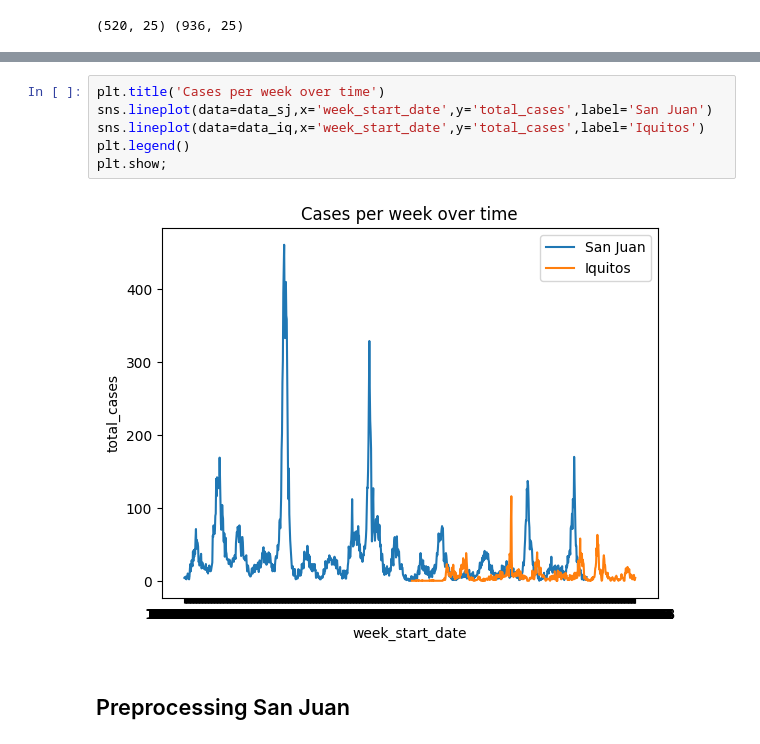
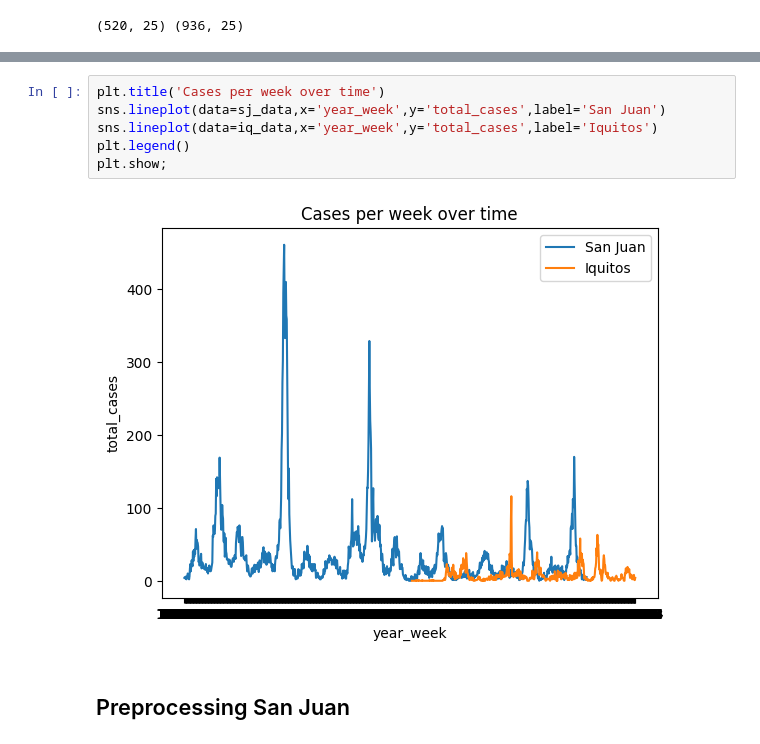
Before and after one commit to oscarschraenkler/DengAI, a Jupyter notebook: notebooks/Oscar's EDA.ipynb, the cells around one changed output, grey strips where cells are left out. Drawn from its saved outputs; the diff is of its cells as text.

```diff
--- a/notebooks/Oscar's EDA.ipynb
+++ b/notebooks/Oscar's EDA.ipynb
@@ -88,11 +131,11 @@ print(data_iq.shape,data_sj.shape)
 # %%
 plt.title('Cases per week over time')
-sns.lineplot(data=data_sj,x='week_start_date',y='total_cases',label='San Juan')
-sns.lineplot(data=data_iq,x='week_start_date',y='total_cases',label='Iquitos')
+sns.lineplot(data=sj_data,x='year_week',y='total_cases',label='San Juan')
+sns.lineplot(data=iq_data,x='year_week',y='total_cases',label='Iquitos')
 plt.legend()
 plt.show;
 # %% [output]
-[figure, old version]
+[figure, new version]
 # %% [markdown]
 ## Preprocessing San Juan
 # %%
```
Also changed, not shown: parts of 38 cells of this notebook.
